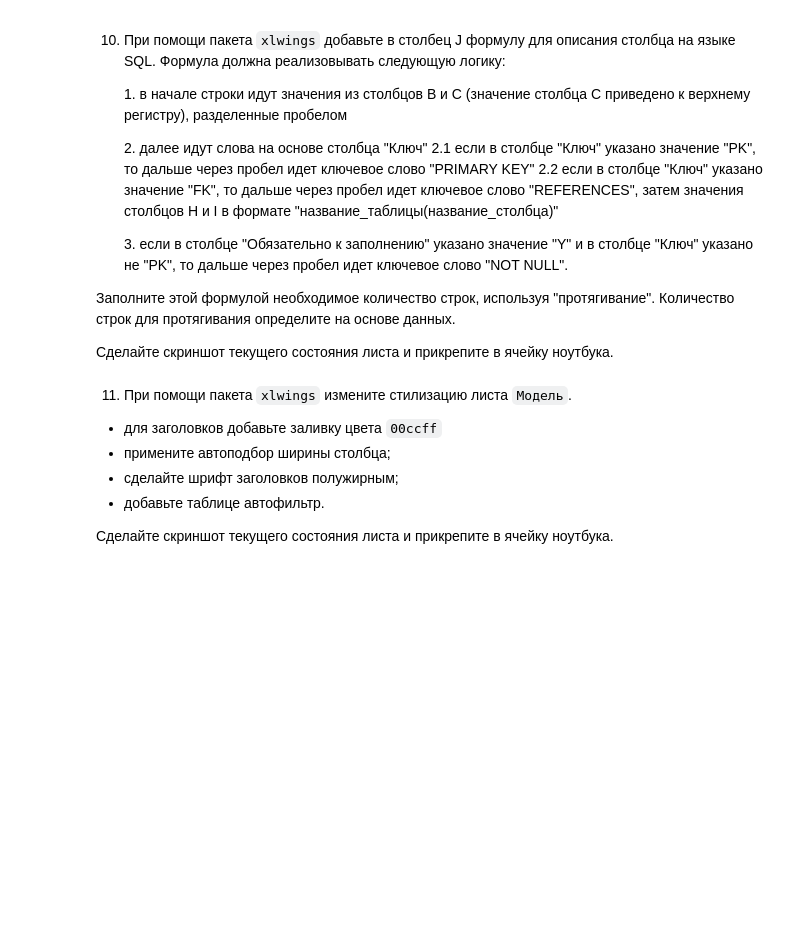
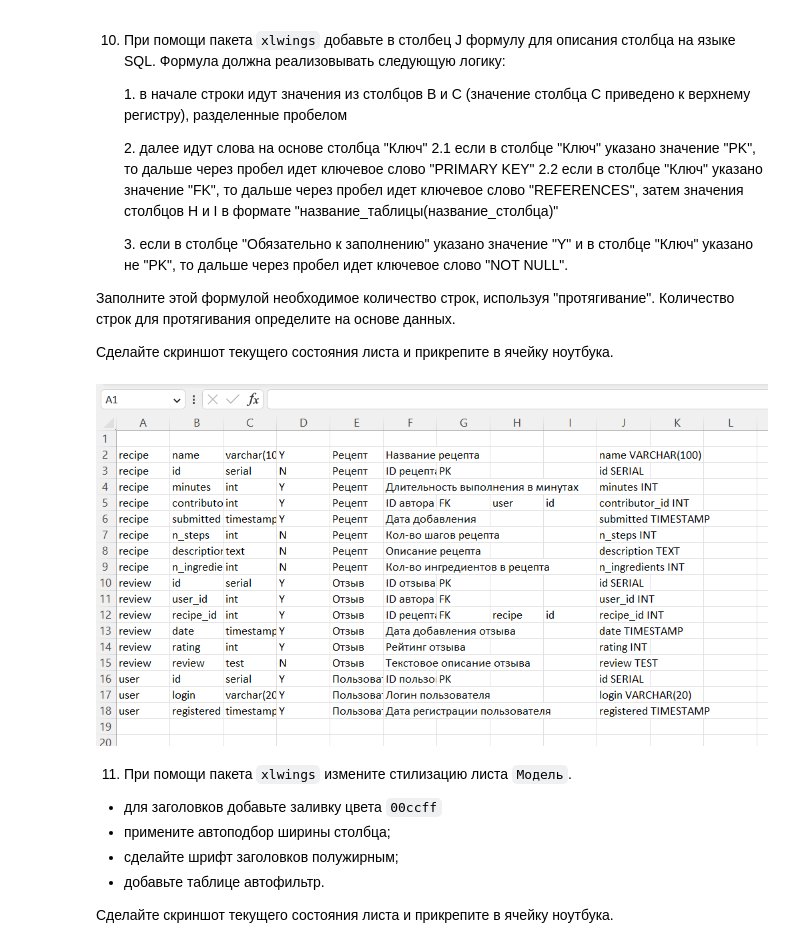
Before and after one commit to yanasirina/lab4_excel, a Jupyter notebook: 04_excel_Сирина_Яна.ipynb, the cells around one changed output. Cells and saved outputs as stored; diff of their text form; code cells hidden in the pictures; blank space fills up the shorter version.

```diff
--- a/04_excel_Сирина_Яна.ipynb
+++ b/04_excel_Сирина_Яна.ipynb
@@ -172,3 +196,7 @@ Image("results/first_pic.png")
+# %%
+Image("results/second_pic.png")
+# %% [output]
+[figure, added]
 # %% [markdown]
 11. При помощи пакета `xlwings` измените стилизацию листа `Модель`.
 * для заголовков добавьте заливку цвета `00ccff`
```
Also changed, not shown: parts of 1 cell of this notebook, 2 other files.
